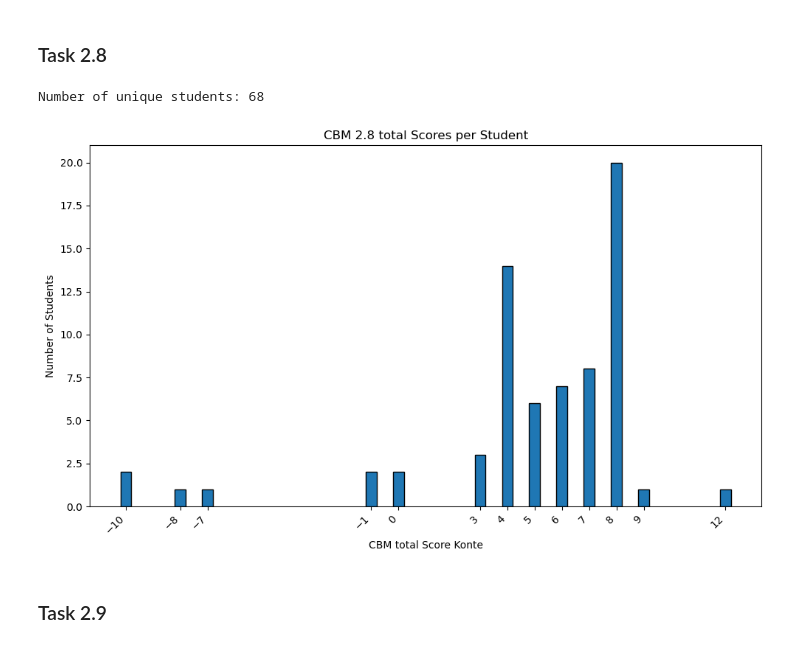
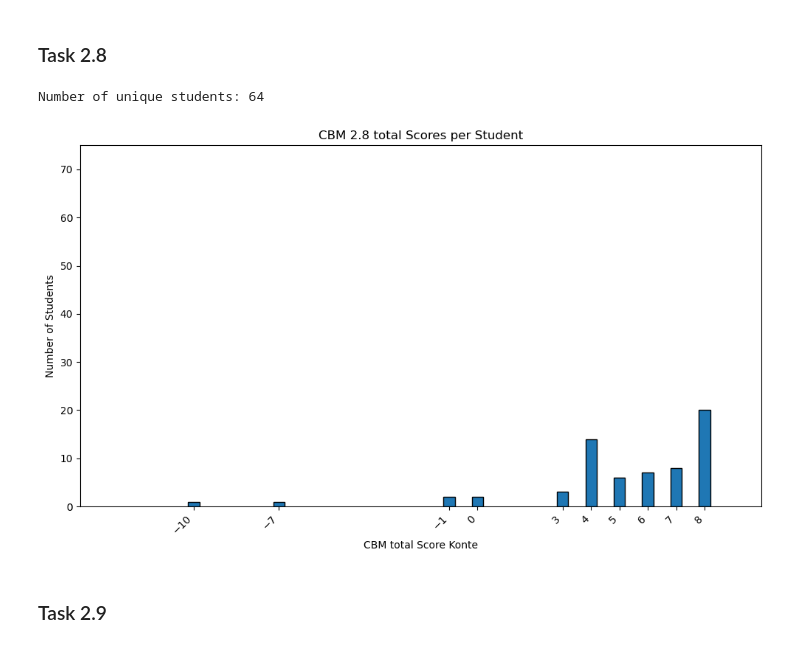
Before and after one commit to juliepe/exam_analysis_H25, a Jupyter notebook: analysis/CBM/2025/Konte/notebooks/5_CBM_score_per_task.ipynb, the cells around one changed output. Cells and saved outputs as stored; diff of their text form; code cells hidden in the pictures.

```diff
--- a/analysis/CBM/2025/Konte/notebooks/5_CBM_score_per_task.ipynb
+++ b/analysis/CBM/2025/Konte/notebooks/5_CBM_score_per_task.ipynb
@@ -195,26 +209,28 @@ Number of unique students: 68
 # %% [markdown]
 ### Task 2.8
 # %%
-result2_8 = CBM_score_per_task(df, question_number=2.8, map_answers=['R', 'P', 'P', 'M', 'F'])
+result2_8 = CBM_score_per_task(df, question_number='2.8', map_answers=['R', 'P', 'P', 'M', 'F'])
 
 student_scores = result2_8.drop_duplicates(subset=["student_id"])[["student_id", "score"]]
 
 print(f"Number of unique students: {len(student_scores)}")
 
 #By using value_counts().sort_index(), each bar is drawn at the exact score value that students actually received
 score_counts = student_scores["score"].value_counts().sort_index()
 
 plt.figure(figsize=(10, 6))
 plt.bar(score_counts.index, score_counts.values, width=0.4, edgecolor="black", align="center")
 plt.xticks(score_counts.index, rotation=45, ha="right")
 plt.xlabel("CBM total Score Konte")
 plt.ylabel("Number of Students")
 plt.title("CBM 2.8 total Scores per Student")
+plt.xlim(-14, 10)
+plt.ylim(0, 75)
 plt.tight_layout()
 plt.show()
 # %% [output]
-Number of unique students: 68
+Number of unique students: 64
-[figure, old version]
+[figure, new version]
 # %% [markdown]
 ### Task 2.9
 # %%
```
Also changed, not shown: parts of 16 cells of this notebook, 8 other files.
